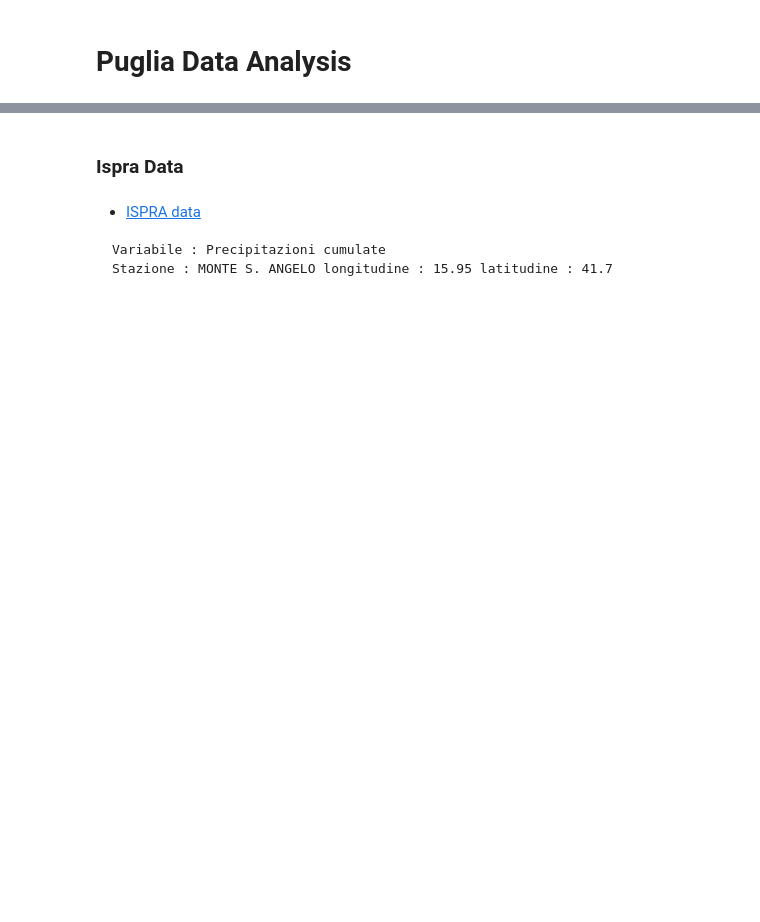
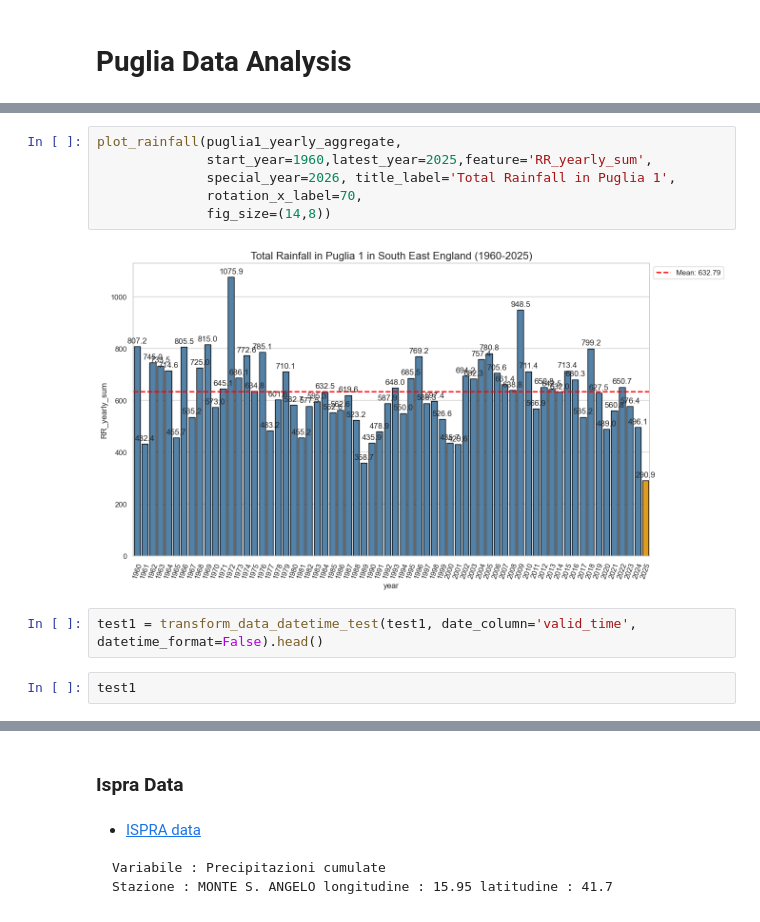
Before and after one commit to pacoraggio/London-Rainfall, a Jupyter notebook: puglia_data.ipynb, the cells around one changed output, grey strips where cells are left out. Drawn from its saved outputs; the diff is of its cells as text; blank space fills up the shorter version.

```diff
--- a/puglia_data.ipynb
+++ b/puglia_data.ipynb
@@ -8,0 +252,12 @@ import seaborn as sns
+# %%
+plot_rainfall(puglia1_yearly_aggregate,
+              start_year=1960,latest_year=2025,feature='RR_yearly_sum',
+              special_year=2026, title_label='Total Rainfall in Puglia 1',
+              rotation_x_label=70,
+              fig_size=(14,8))
+# %% [output]
+[figure, added]
+# %%
+test1 = transform_data_datetime_test(test1, date_column='valid_time', datetime_format=False).head()
+# %%
+test1
```
Also changed, not shown: parts of 69 cells of this notebook.
